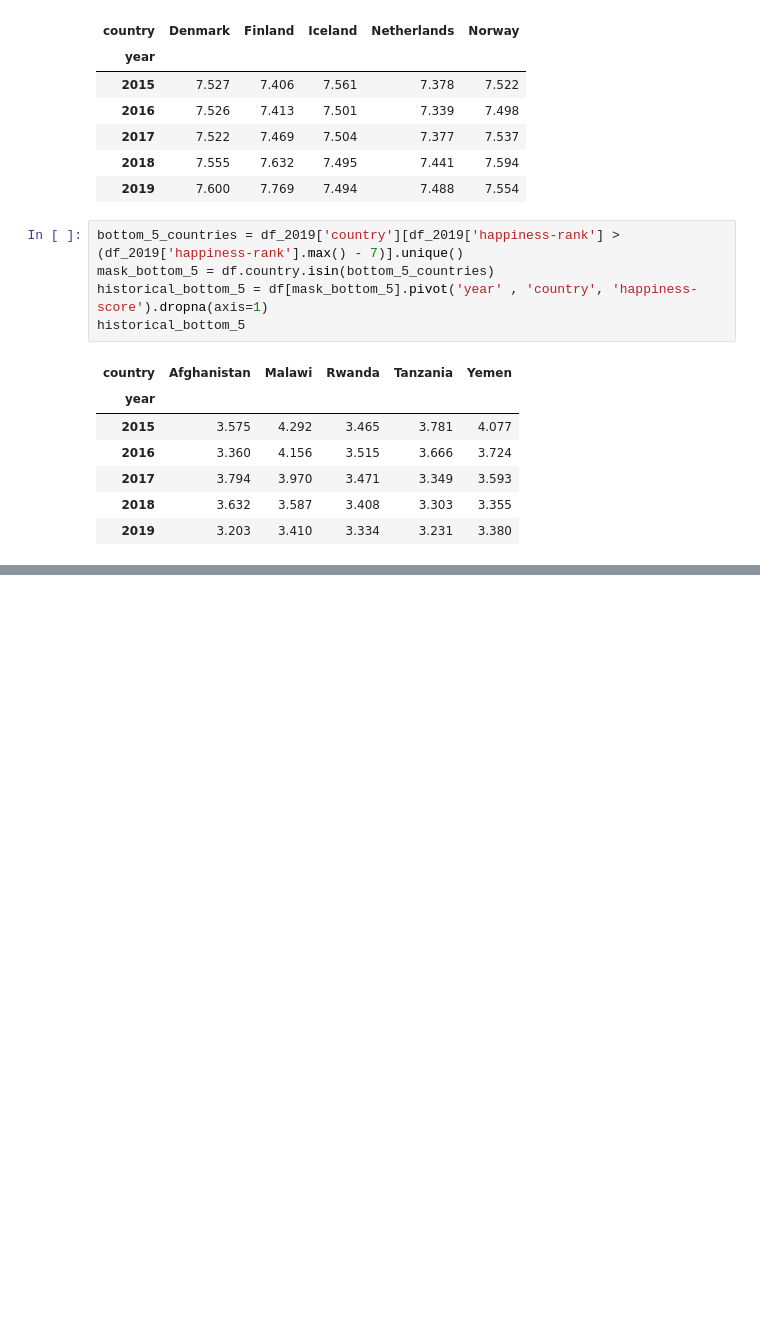
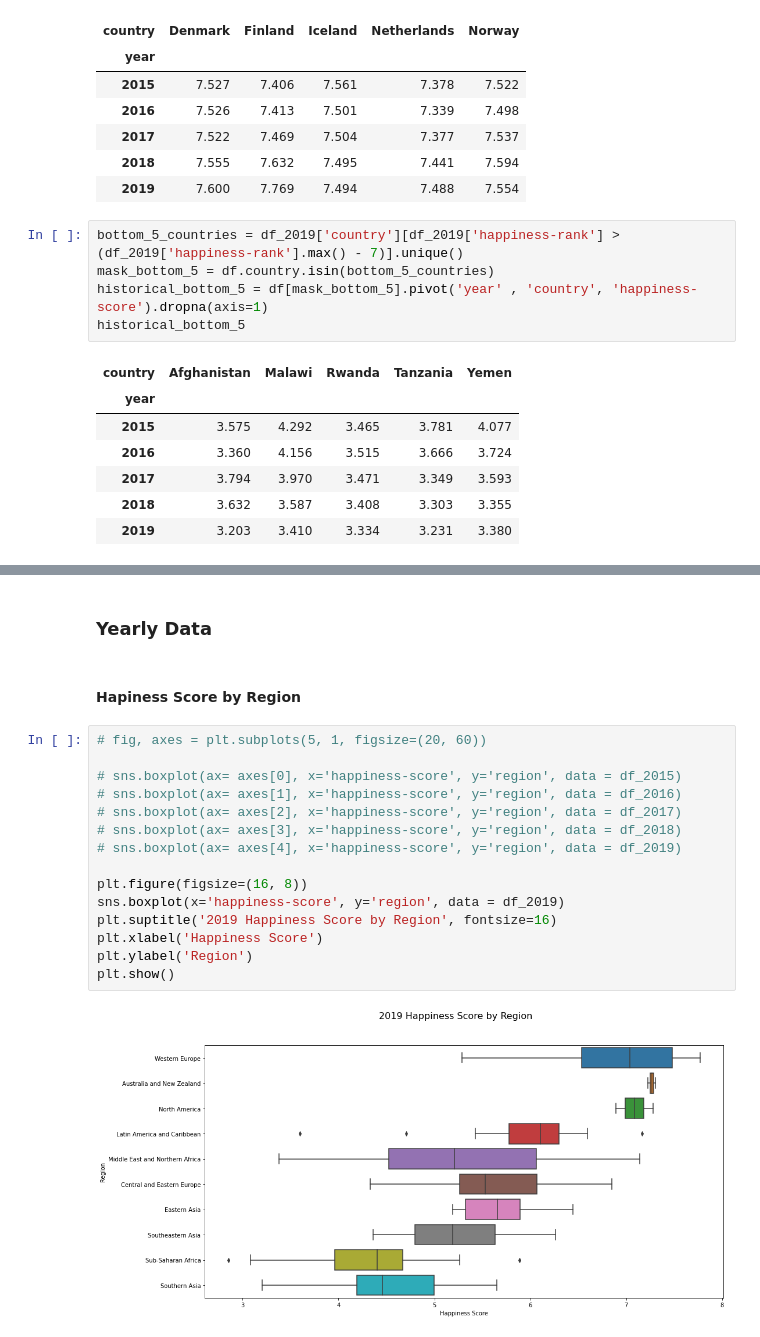
Before and after one commit to aulacson/world-happiness-report, a Jupyter notebook: sample.ipynb, the cells around one changed output, grey strips where cells are left out. Cells and saved outputs as stored; diff of their text form; blank space fills up the shorter version.

```diff
--- a/sample.ipynb
+++ b/sample.ipynb
@@ -122,0 +131,21 @@ plt.show()
+# %% [markdown]
+### Yearly Data
+# %% [markdown]
+#### Hapiness Score by Region
+# %%
+# fig, axes = plt.subplots(5, 1, figsize=(20, 60))
+
+# sns.boxplot(ax= axes[0], x='happiness-score', y='region', data = df_2015)
+# sns.boxplot(ax= axes[1], x='happiness-score', y='region', data = df_2016)
+# sns.boxplot(ax= axes[2], x='happiness-score', y='region', data = df_2017)
+# sns.boxplot(ax= axes[3], x='happiness-score', y='region', data = df_2018)
+# sns.boxplot(ax= axes[4], x='happiness-score', y='region', data = df_2019)
+
+plt.figure(figsize=(16, 8))
+sns.boxplot(x='happiness-score', y='region', data = df_2019)
+plt.suptitle('2019 Happiness Score by Region', fontsize=16)
+plt.xlabel('Happiness Score')
+plt.ylabel('Region')
+plt.show()
+# %% [output]
+[figure, added]
```
Also changed, not shown: parts of 1 cell of this notebook.
